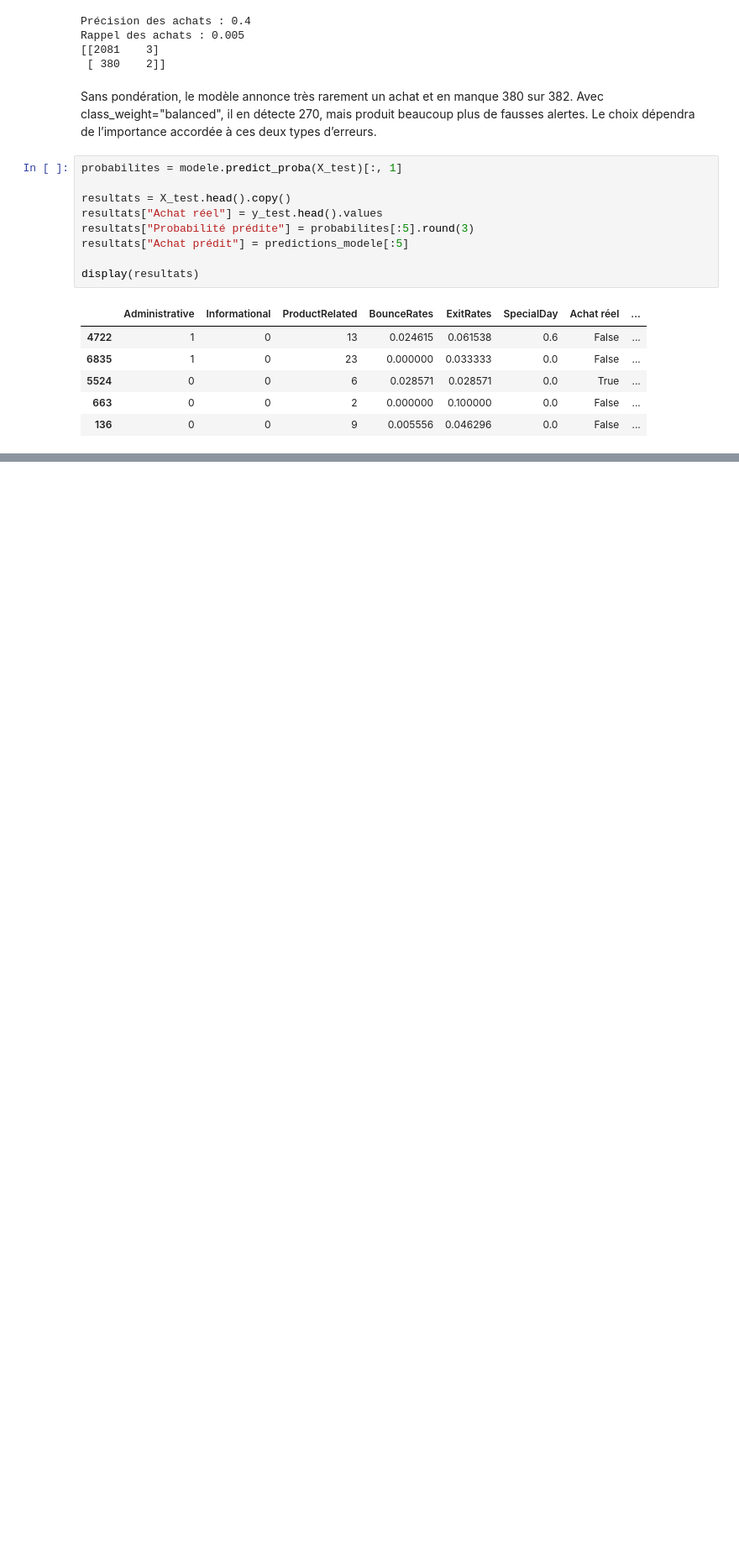
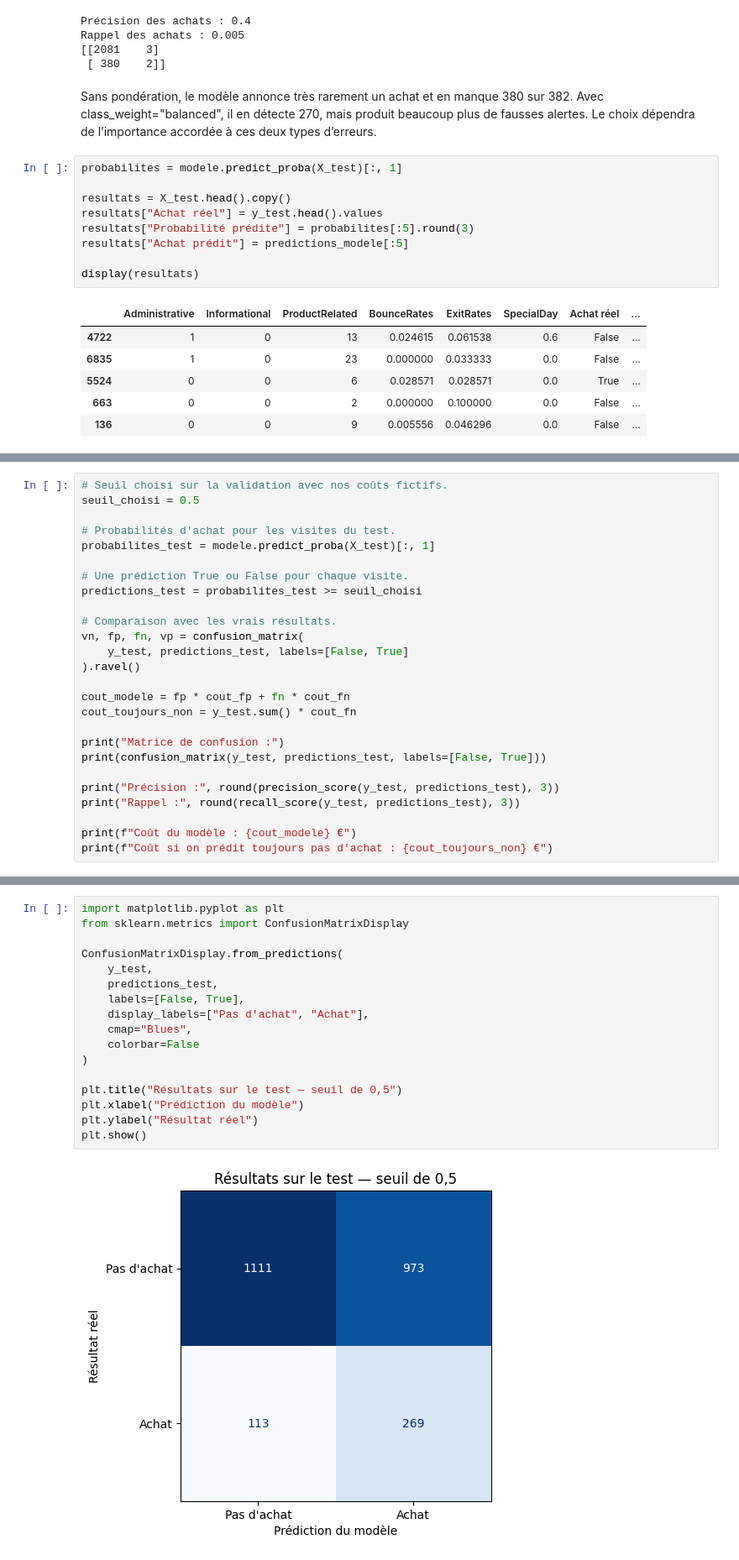
Before and after one commit to yasmeentalata/prediction-achat-en-ligne, a Jupyter notebook: prediction_achat.ipynb, the cells around one changed output, grey strips where cells are left out. Shown at 84% size. Drawn from its saved outputs; the diff is of its cells as text; blank space fills up the shorter version.

Commit message:
Créé à l'aide de Colab Ajout de la validation, du coût des erreurs et du chargement automatique des données

```diff
--- a/prediction_achat.ipynb
+++ b/prediction_achat.ipynb
@@ -139,0 +227,26 @@ display(resultats)
+# %%
+# Seuil choisi sur la validation avec nos coûts fictifs.
+seuil_choisi = 0.5
+
+# Probabilités d'achat pour les visites du test.
+probabilites_test = modele.predict_proba(X_test)[:, 1]
+
+# Une prédiction True ou False pour chaque visite.
+predictions_test = probabilites_test >= seuil_choisi
+
+# Comparaison avec les vrais résultats.
+vn, fp, fn, vp = confusion_matrix(
+    y_test, predictions_test, labels=[False, True]
+).ravel()
+
+cout_modele = fp * cout_fp + fn * cout_fn
+cout_toujours_non = y_test.sum() * cout_fn
+
+print("Matrice de confusion :")
+print(confusion_matrix(y_test, predictions_test, labels=[False, True]))
+
+print("Précision :", round(precision_score(y_test, predictions_test), 3))
+print("Rappel :", round(recall_score(y_test, predictions_test), 3))
+
+print(f"Coût du modèle : {cout_modele} €")
+print(f"Coût si on prédit toujours pas d'achat : {cout_toujours_non} €")
@@ -139,0 +265,19 @@ display(resultats)
+# %%
+import matplotlib.pyplot as plt
+from sklearn.metrics import ConfusionMatrixDisplay
+
+ConfusionMatrixDisplay.from_predictions(
+    y_test,
+    predictions_test,
+    labels=[False, True],
+    display_labels=["Pas d'achat", "Achat"],
+    cmap="Blues",
+    colorbar=False
+)
+
+plt.title("Résultats sur le test — seuil de 0,5")
+plt.xlabel("Prédiction du modèle")
+plt.ylabel("Résultat réel")
+plt.show()
+# %% [output]
+[figure, added]
```
Also changed, not shown: parts of 8 cells of this notebook.
